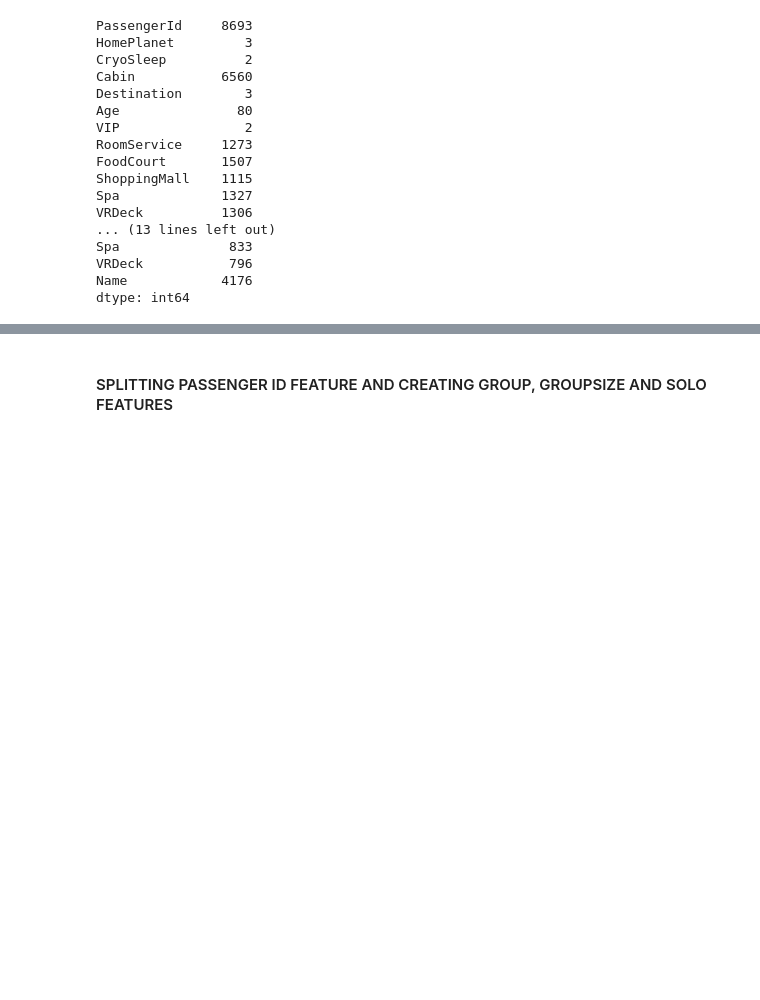
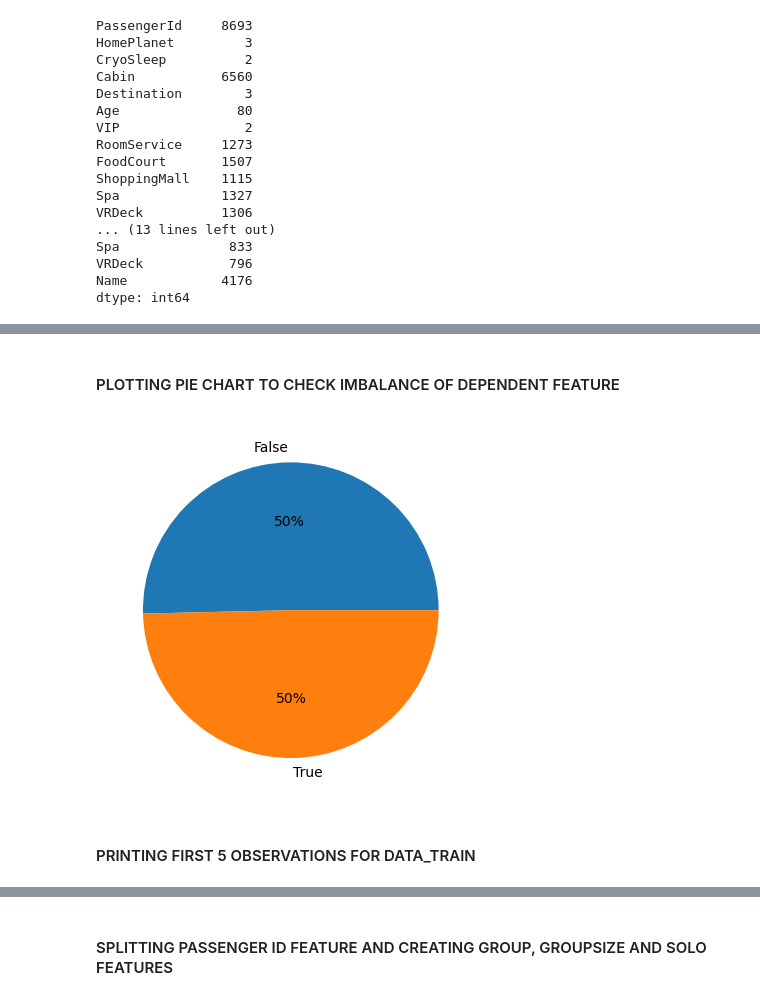
Before and after one commit to rkons88/Google-Alphabet-stock-price-forecast, a Jupyter notebook: Spaceship Titanic/Spaceship Titanic.ipynb, the cells around one changed output, grey strips where cells are left out. Drawn from its saved outputs; the diff is of its cells as text; code cells hidden in the pictures; blank space fills up the shorter version.

```diff
--- a/Spaceship Titanic/Spaceship Titanic.ipynb
+++ b/Spaceship Titanic/Spaceship Titanic.ipynb
@@ -142,3 +156,12 @@ dtype: int64
+# %% [markdown]
+#### PLOTTING PIE CHART TO CHECK IMBALANCE OF DEPENDENT FEATURE
+# %%
+plt.pie(x=data_train['Transported'].value_counts(), labels=data_train['Transported'].unique(), autopct='%.0f%%')
+plt.show()
+# %% [output]
+[figure, added]
+# %% [markdown]
+#### PRINTING FIRST 5 OBSERVATIONS FOR DATA_TRAIN
 # %%
 data_train.head()
 # %% [output]
```
Also changed, not shown: parts of 22 cells of this notebook.
